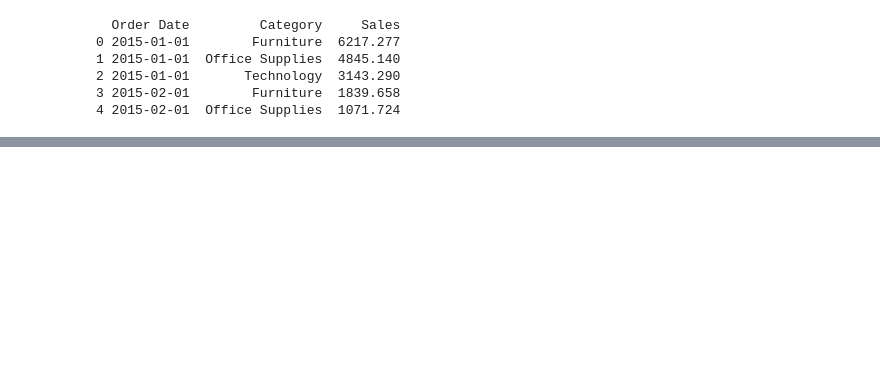
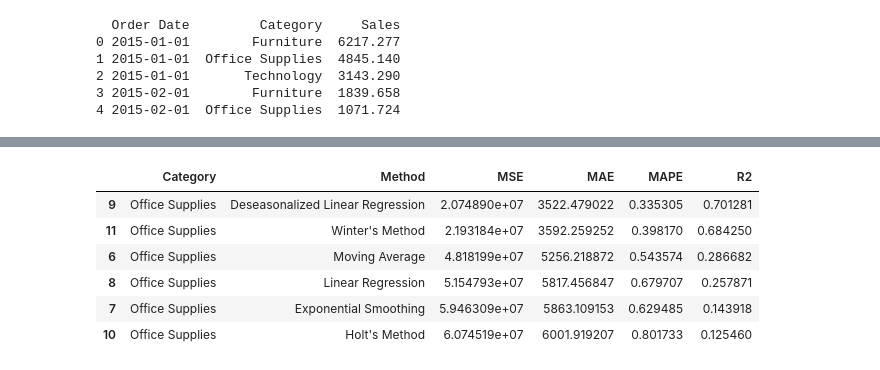
Before and after one commit to gpower8/SupplyChainAnalysis, a Jupyter notebook: Forecast Monthly.ipynb, the cells around one changed output, grey strips where cells are left out. Cells and saved outputs as stored; diff of their text form; code cells hidden in the pictures; blank space fills up the shorter version.

```diff
--- a/Forecast Monthly.ipynb
+++ b/Forecast Monthly.ipynb
@@ -245,0 +275,10 @@ MSE: 79631089.76824026, MAE: 6964.436691787157, MAPE: 0.7608674902171862, R2: 0.
+# %%
+performance_metrics[performance_metrics['Category'] == "Office Supplies"]
+# %% [output]
+|  | Category | Method | MSE | MAE | MAPE | R2 |
+| 9 | Office Supplies | Deseasonalized Linear Regression | 2.074890e+07 | 3522.479022 | 0.335305 | 0.701281 |
+| 11 | Office Supplies | Winter's Method | 2.193184e+07 | 3592.259252 | 0.398170 | 0.684250 |
+| 6 | Office Supplies | Moving Average | 4.818199e+07 | 5256.218872 | 0.543574 | 0.286682 |
+| 8 | Office Supplies | Linear Regression | 5.154793e+07 | 5817.456847 | 0.679707 | 0.257871 |
+| 7 | Office Supplies | Exponential Smoothing | 5.946309e+07 | 5863.109153 | 0.629485 | 0.143918 |
+| 10 | Office Supplies | Holt's Method | 6.074519e+07 | 6001.919207 | 0.801733 | 0.125460 |
```
Also changed, not shown: parts of 5 cells of this notebook.
